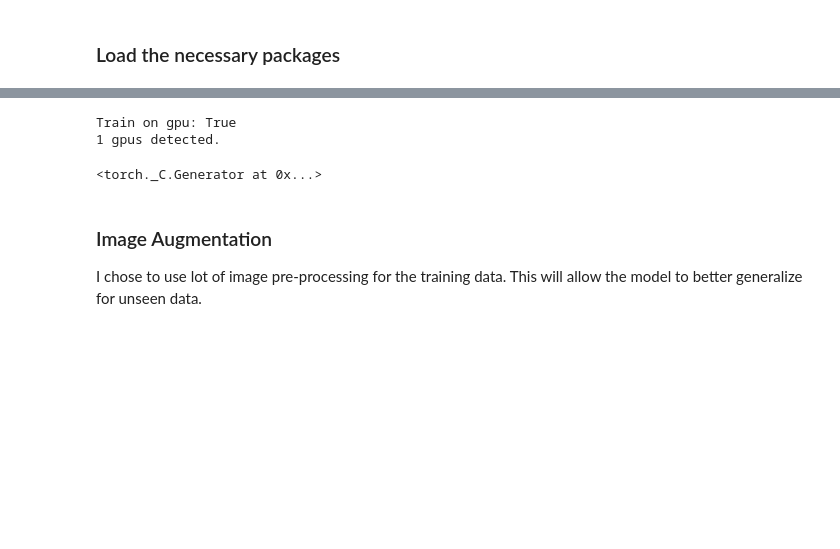
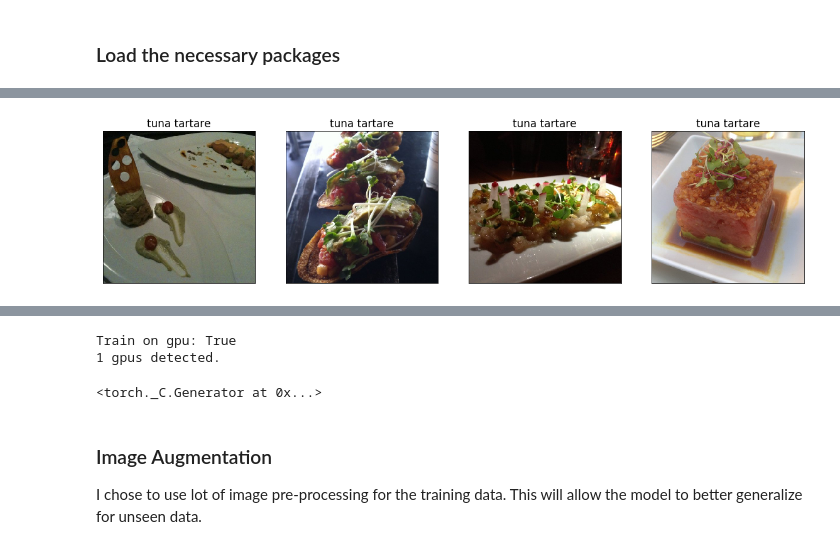
Before and after one commit to jvjruiz/Food-101-Capstone, a Jupyter notebook: notebooks/pytorch_cnn_resnet50.ipynb, the cells around one changed output, grey strips where cells are left out. Saved outputs shown, nothing was run; the diff lists cells and outputs as text; code cells hidden in the pictures; blank space fills up the shorter version.

```diff
--- a/notebooks/PyTorch CNN with transfer learning via Resnet50.ipynb
+++ b/notebooks/pytorch_cnn_resnet50.ipynb
@@ -45,0 +115,18 @@ WARNING:torch_lr_finder.lr_finder:To enable mixed precision training, please ins
+# %%
+root_dir = '../data/images'
+# Select a food directory from above to display images from it
+food_dir = 'tuna tartare'.replace(" ","_")
+files_in_folder = os.listdir(os.path.join(root_dir,food_dir))
+
+# initiate subplot
+fig, ax = plt.subplots(1,4,figsize=(20,15))
+plt.setp(ax, xticks=[],yticks=[])
+
+# fill 4 subplots
+for i in range(4):
+    img = gather_image_data(root_dir,food_dir)
+    ax[i].imshow(img)
+    ax[i].set_title(food_dir.replace("_"," "))
+plt.show();
+# %% [output]
+[figure, added]
```
Also changed, not shown: parts of 17 cells of this notebook, 3 other files.
